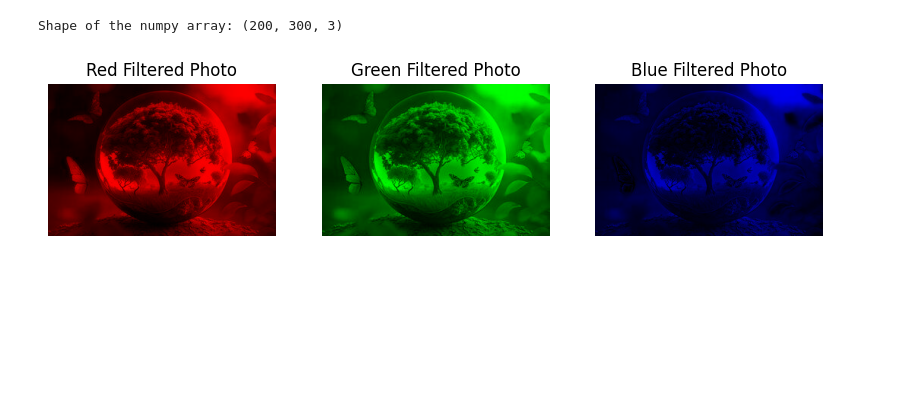
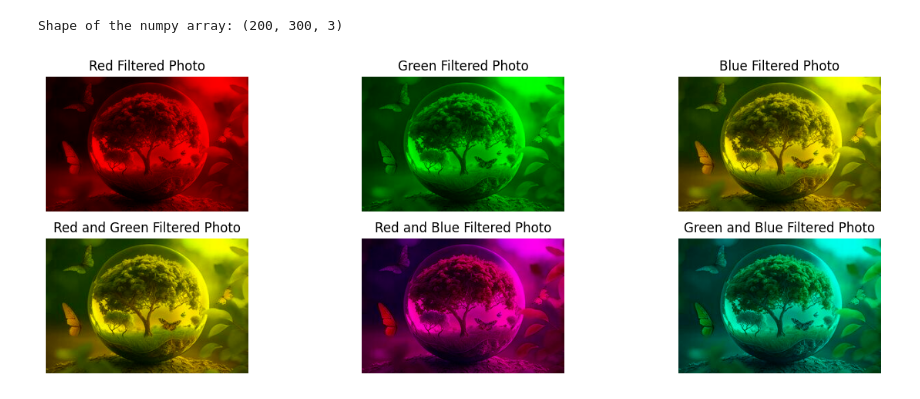
Before and after one commit to mayaj1cj/Programming-for-DS, a Jupyter notebook: Copy_of_2_19_Homework.ipynb, the cells around one changed output. Cells and saved outputs as stored; diff of their text form; code cells hidden in the pictures; blank space fills up the shorter version.

```diff
--- a/Copy_of_2_19_Homework.ipynb
+++ b/Copy_of_2_19_Homework.ipynb
@@ -46,7 +43,8 @@ print("Shape of the numpy array:", photo.shape)
 # %% [output]
 Shape of the numpy array: (200, 300, 3)
 # %%
-
+import cv2
+import matplotlib.pyplot as plt
 
 def red_filter(numpy_nature):
     filtered_photo = np.copy(numpy_nature)
@@ -60,39 +58,68 @@ def green_filter(numpy_nature):
 
 def blue_filter(numpy_nature):
     filtered_photo = np.copy(numpy_nature)
-    filtered_photo[:,:,0:2] = 0
+    filtered_photo[:,:,2] = 0
     return filtered_photo
 
+def redandgreen_filter(numpy_nature):
+    filtered_photo = np.copy(numpy_nature)
+    filtered_photo[:,:,2] = 0
+    return filtered_photo
+
+def redandblue_filter(numpy_nature):
+    filtered_photo = np.copy(numpy_nature)
+    filtered_photo[:,:,1] = 0
+    return filtered_photo
+
+def greenandblue_filter(numpy_nature):
+    filtered_photo = np.copy(numpy_nature)
+    filtered_photo[:,:,0] = 0
+    return filtered_photo
 
 image_path = 'numpy_nature.jpg'
 photo = cv2.imread(image_path)
 
-
 photo = cv2.cvtColor(photo, cv2.COLOR_BGR2RGB)
-
 
 red_filtered_photo = red_filter(photo)
 green_filtered_photo = green_filter(photo)
 blue_filtered_photo = blue_filter(photo)
+red_and_green_filtered_photo = redandgreen_filter(photo)
+red_and_blue_filtered_photo = redandblue_filter(photo)
+green_and_blue_filtered_photo = greenandblue_filter(photo)
 
+plt.figure(figsize=(15, 5))
 
-plt.figure(figsize=(10, 4))
-
-plt.subplot(1, 3, 1)
+plt.subplot(2, 3, 1)
 plt.imshow(red_filtered_photo)
 plt.title('Red Filtered Photo')
 plt.axis('off')
 
-plt.subplot(1, 3, 2)
+plt.subplot(2, 3, 2)
 plt.imshow(green_filtered_photo)
 plt.title('Green Filtered Photo')
 plt.axis('off')
 
-plt.subplot(1, 3, 3)
+plt.subplot(2, 3, 3)
 plt.imshow(blue_filtered_photo)
 plt.title('Blue Filtered Photo')
 plt.axis('off')
 
+plt.subplot(2, 3, 4)
+plt.imshow(red_and_green_filtered_photo)
+plt.title('Red and Green Filtered Photo')
+plt.axis('off')
+
+plt.subplot(2, 3, 5)
+plt.imshow(red_and_blue_filtered_photo)
+plt.title('Red and Blue Filtered Photo')
+plt.axis('off')
+
+plt.subplot(2, 3, 6)
+plt.imshow(green_and_blue_filtered_photo)
+plt.title('Green and Blue Filtered Photo')
+plt.axis('off')
+
 plt.show()
 # %% [output]
-[figure, old version]
+[figure, new version]
```
Also changed, not shown: parts of 1 cell of this notebook.
